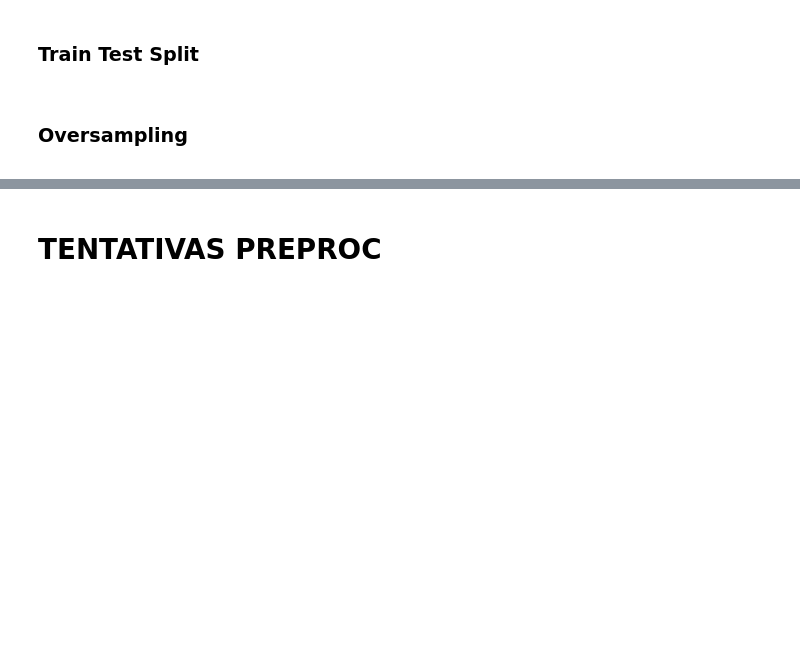
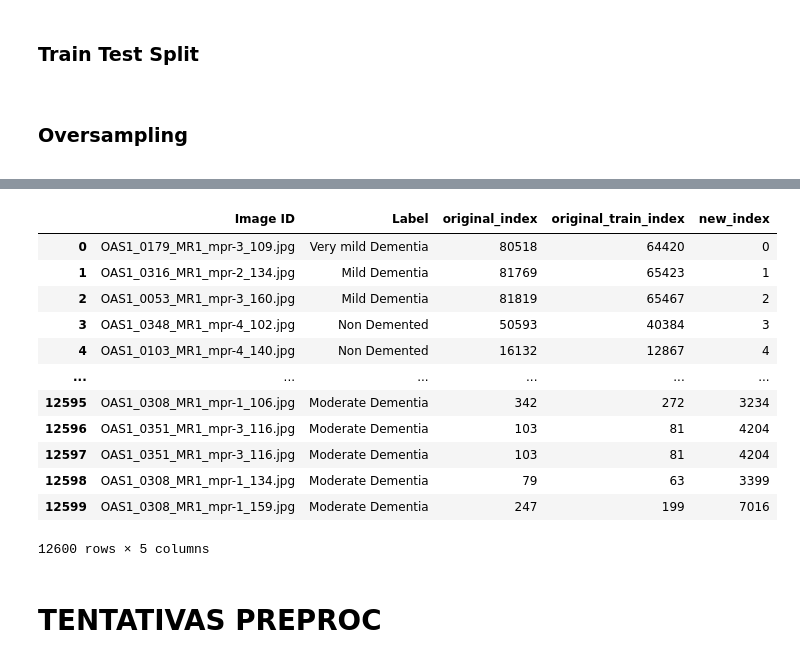
Before and after one commit to Rita-Centeno/DL2, a Jupyter notebook: notebook.ipynb, the cells around one changed output, grey strips where cells are left out. Saved outputs shown, nothing was run; the diff lists cells and outputs as text; code cells hidden in the pictures; blank space fills up the shorter version.

Commit message:
está até ao oversampling

```diff
--- a/notebook.ipynb
+++ b/notebook.ipynb
@@ -280,13 +280,13 @@ preproc_images_train = inicial_preproc(images_train_under)
 # %%
 # Train test split
 X_train, X_val, y_train, y_val, metadata_train, metadata_val = train_test_split(
-    images_train,
-    labels_train,
-    metadata_train,
+    preproc_images_train,
+    labels_train_under,
+    metadata_train_under,
     train_size=0.8,
     test_size=0.2,
     random_state=46,
-    stratify=labels_train,
+    stratify=labels_train_under,
     shuffle=True
 )
 # %% [markdown]
@@ -303,18 +319,29 @@ metadata_train['new_index'] = range(len(metadata_train))
 sampling_strategy = {
     'Mild Dementia': 3500,
     'Moderate Dementia': 3500,
-    'Non Demented': 3500,
-    'Very mild Dementia': 3500
+    # 'Non Demented': 3500,
+    # 'Very mild Dementia': 3500
 }
 
-# Define the pipeline with oversampling and undersampling
-pipeline = Pipeline([
-    ('over', RandomOverSampler(sampling_strategy=sampling_strategy, random_state=46)),
-    ('under', RandomUnderSampler(sampling_strategy='majority', random_state=46))
-])
-
-# Fit and transform the data using the pipeline
-metadata_train_resampled, y_resampled = pipeline.fit_resample(metadata_train, metadata_train['dx'])
+# Oversample the train set
+oversample = RandomOverSampler(sampling_strategy=sampling_strategy, random_state=46)
+metadata_train_over, y_over = oversample.fit_resample(metadata_train, metadata_train['Label'])
+# %%
+metadata_train_over
+# %% [output]
+|  | Image ID | Label | original_index | original_train_index | new_index |
+| 0 | OAS1_0179_MR1_mpr-3_109.jpg | Very mild Dementia | 80518 | 64420 | 0 |
+| 1 | OAS1_0316_MR1_mpr-2_134.jpg | Mild Dementia | 81769 | 65423 | 1 |
+| 2 | OAS1_0053_MR1_mpr-3_160.jpg | Mild Dementia | 81819 | 65467 | 2 |
+| 3 | OAS1_0348_MR1_mpr-4_102.jpg | Non Demented | 50593 | 40384 | 3 |
+| 4 | OAS1_0103_MR1_mpr-4_140.jpg | Non Demented | 16132 | 12867 | 4 |
+| ... | ... | ... | ... | ... | ... |
+| 12595 | OAS1_0308_MR1_mpr-1_106.jpg | Moderate Dementia | 342 | 272 | 3234 |
+| 12596 | OAS1_0351_MR1_mpr-3_116.jpg | Moderate Dementia | 103 | 81 | 4204 |
+| 12597 | OAS1_0351_MR1_mpr-3_116.jpg | Moderate Dementia | 103 | 81 | 4204 |
+| 12598 | OAS1_0308_MR1_mpr-1_134.jpg | Moderate Dementia | 79 | 63 | 3399 |
+| 12599 | OAS1_0308_MR1_mpr-1_159.jpg | Moderate Dementia | 247 | 199 | 7016 |
+12600 rows × 5 columns
 # %% [markdown]
 # TENTATIVAS PREPROC
 # %%
```
Also changed, not shown: parts of 1 cell of this notebook.
